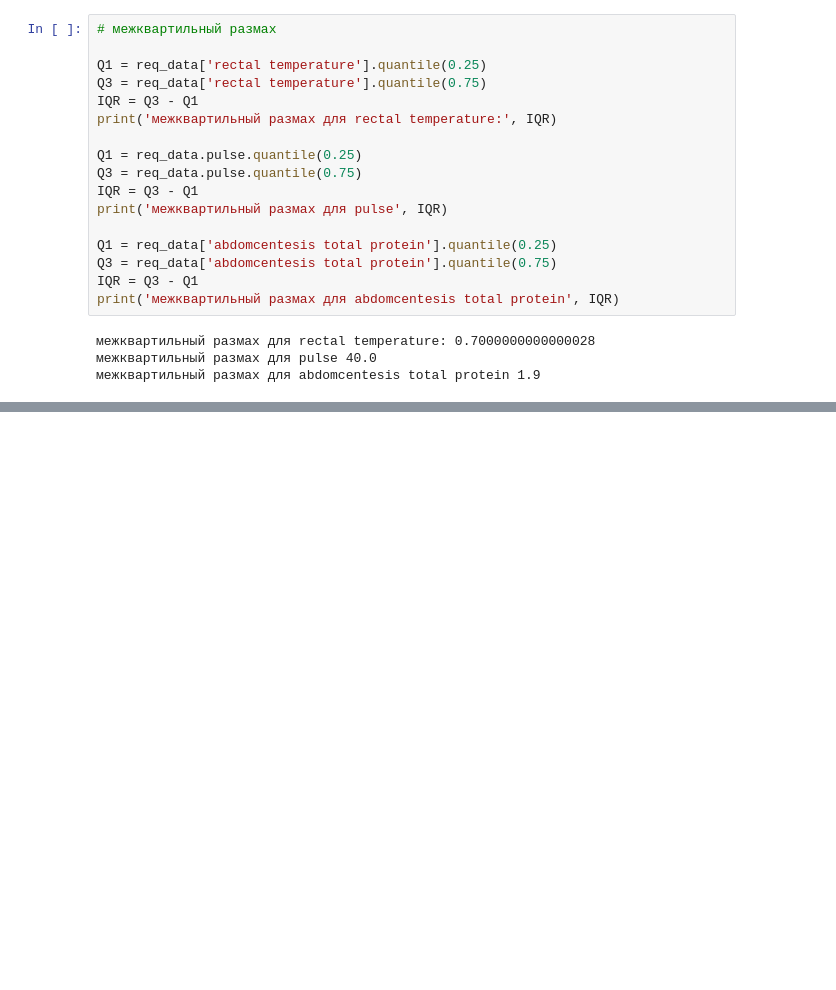
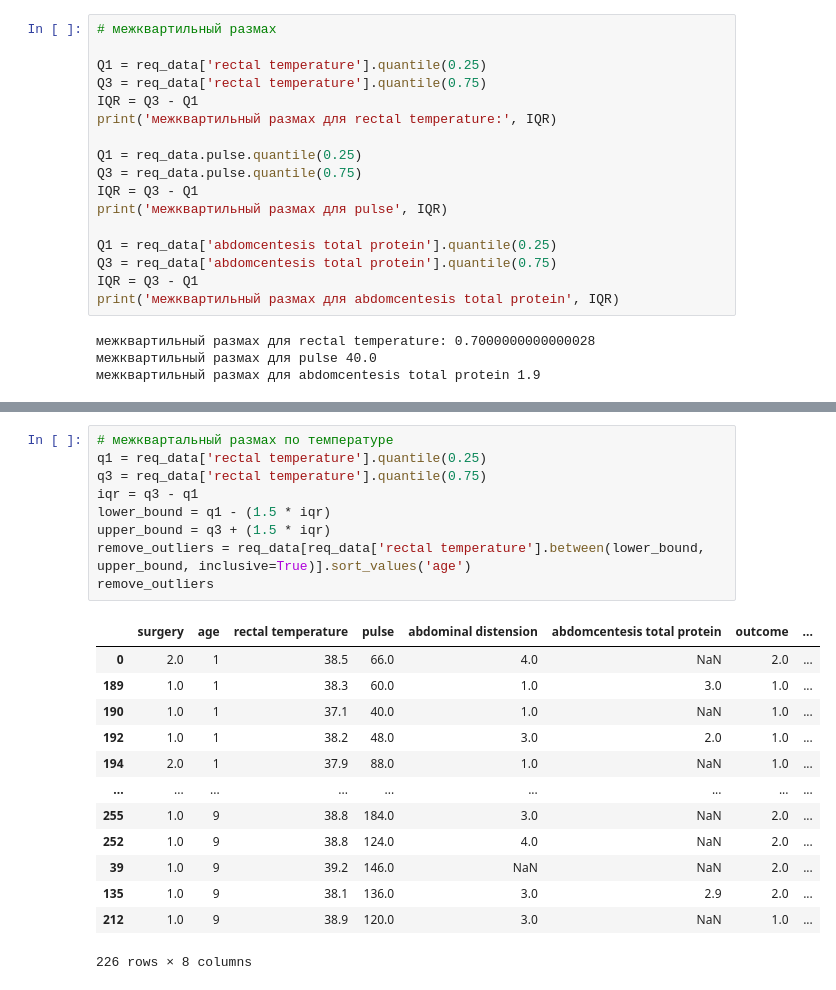
Before and after one commit to AlexandraKim2907/ryda-14_homework, a Jupyter notebook: Homework_basic_statistic.ipynb, the cells around one changed output, grey strips where cells are left out. Drawn from its saved outputs; the diff is of its cells as text; blank space fills up the shorter version.

```diff
--- a/Homework_basic_statistic.ipynb
+++ b/Homework_basic_statistic.ipynb
@@ -371,0 +392,23 @@ print('межквартильный размах для abdomcentesis total prot
+# %%
+# межквартальный размах по температуре
+q1 = req_data['rectal temperature'].quantile(0.25)
+q3 = req_data['rectal temperature'].quantile(0.75)
+iqr = q3 - q1
+lower_bound = q1 - (1.5 * iqr)
+upper_bound = q3 + (1.5 * iqr)
+remove_outliers = req_data[req_data['rectal temperature'].between(lower_bound, upper_bound, inclusive=True)].sort_values('age')
+remove_outliers
+# %% [output]
+|  | surgery | age | rectal temperature | pulse | abdominal distension | abdomcentesis total protein | outcome | ... |
+| 0 | 2.0 | 1 | 38.5 | 66.0 | 4.0 | NaN | 2.0 | ... |
+| 189 | 1.0 | 1 | 38.3 | 60.0 | 1.0 | 3.0 | 1.0 | ... |
+| 190 | 1.0 | 1 | 37.1 | 40.0 | 1.0 | NaN | 1.0 | ... |
+| 192 | 1.0 | 1 | 38.2 | 48.0 | 3.0 | 2.0 | 1.0 | ... |
+| 194 | 2.0 | 1 | 37.9 | 88.0 | 1.0 | NaN | 1.0 | ... |
+| ... | ... | ... | ... | ... | ... | ... | ... | ... |
+| 255 | 1.0 | 9 | 38.8 | 184.0 | 3.0 | NaN | 2.0 | ... |
+| 252 | 1.0 | 9 | 38.8 | 124.0 | 4.0 | NaN | 2.0 | ... |
+| 39 | 1.0 | 9 | 39.2 | 146.0 | NaN | NaN | 2.0 | ... |
+| 135 | 1.0 | 9 | 38.1 | 136.0 | 3.0 | 2.9 | 2.0 | ... |
+| 212 | 1.0 | 9 | 38.9 | 120.0 | 3.0 | NaN | 1.0 | ... |
+226 rows × 8 columns
```
Also changed, not shown: parts of 31 cells of this notebook.
